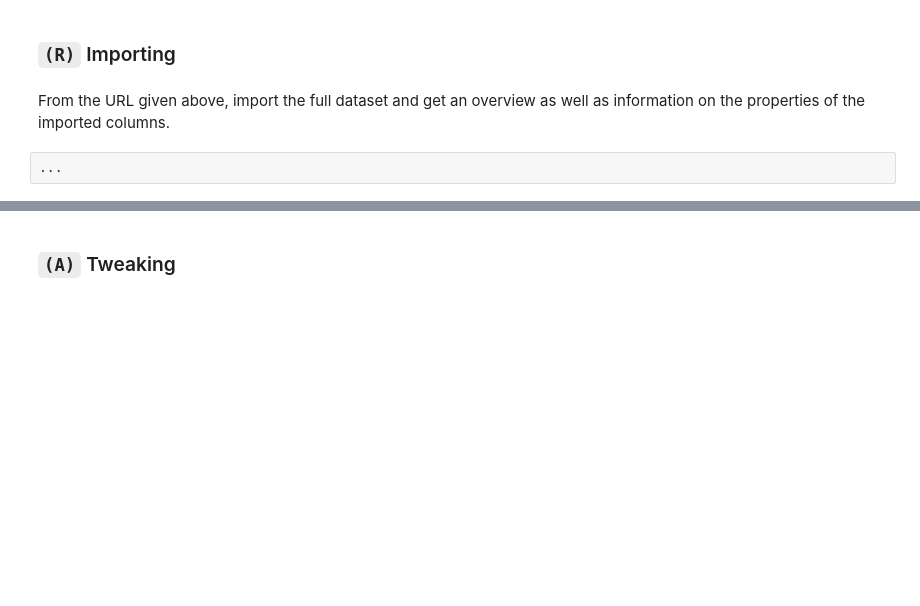
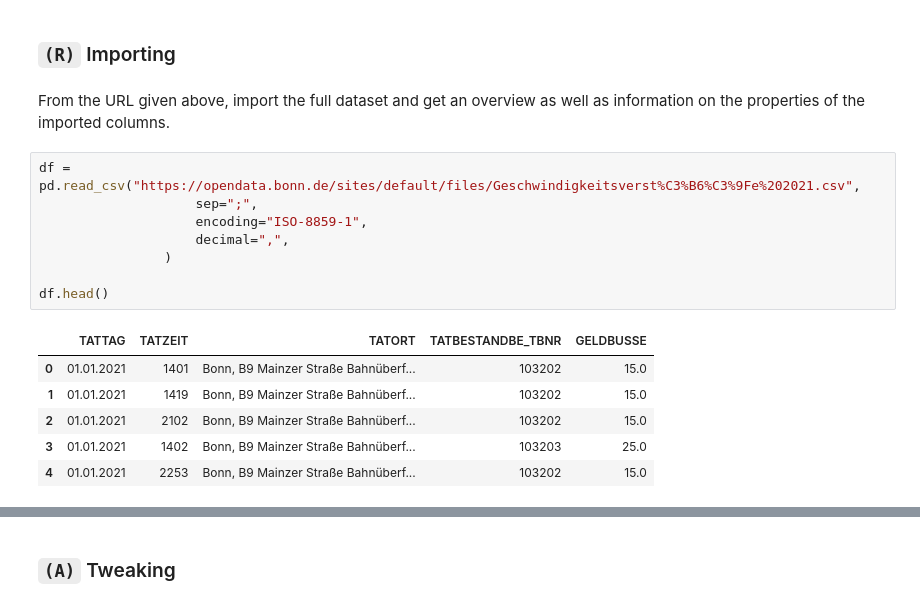
Before and after one commit to TimJoest/Datascience_2, a Jupyter notebook: MNM/Vorlesung/Pandas/Traffic_Fines_Aachen.ipynb, the cells around one changed output, grey strips where cells are left out. Saved outputs shown, nothing was run; the diff lists cells and outputs as text; blank space fills up the shorter version.

```diff
--- a/MNM/Vorlesung/Pandas/Traffic_Fines_Aachen.ipynb
+++ b/MNM/Vorlesung/Pandas/Traffic_Fines_Aachen.ipynb
@@ -53,5 +59,18 @@ We find the following properties of the dataset:
 # %% [markdown]
 From the URL given above, import the full dataset and get an overview as well as information on the properties of the imported columns.
 # %%
-...
+df = pd.read_csv("https://opendata.bonn.de/sites/default/files/Geschwindigkeitsverst%C3%B6%C3%9Fe%202021.csv",
+                    sep=";",
+                    encoding="ISO-8859-1",
+                    decimal=",",
+                )
+
+df.head()
+# %% [output]
+|  | TATTAG | TATZEIT | TATORT | TATBESTANDBE_TBNR | GELDBUSSE |
+| 0 | 01.01.2021 | 1401 | Bonn, B9 Mainzer Straße Bahnüberf... | 103202 | 15.0 |
+| 1 | 01.01.2021 | 1419 | Bonn, B9 Mainzer Straße Bahnüberf... | 103202 | 15.0 |
+| 2 | 01.01.2021 | 2102 | Bonn, B9 Mainzer Straße Bahnüberf... | 103202 | 15.0 |
+| 3 | 01.01.2021 | 1402 | Bonn, B9 Mainzer Straße Bahnüberf... | 103203 | 25.0 |
+| 4 | 01.01.2021 | 2253 | Bonn, B9 Mainzer Straße Bahnüberf... | 103202 | 15.0 |
 # %%
```
Also changed, not shown: parts of 13 cells of this notebook.
